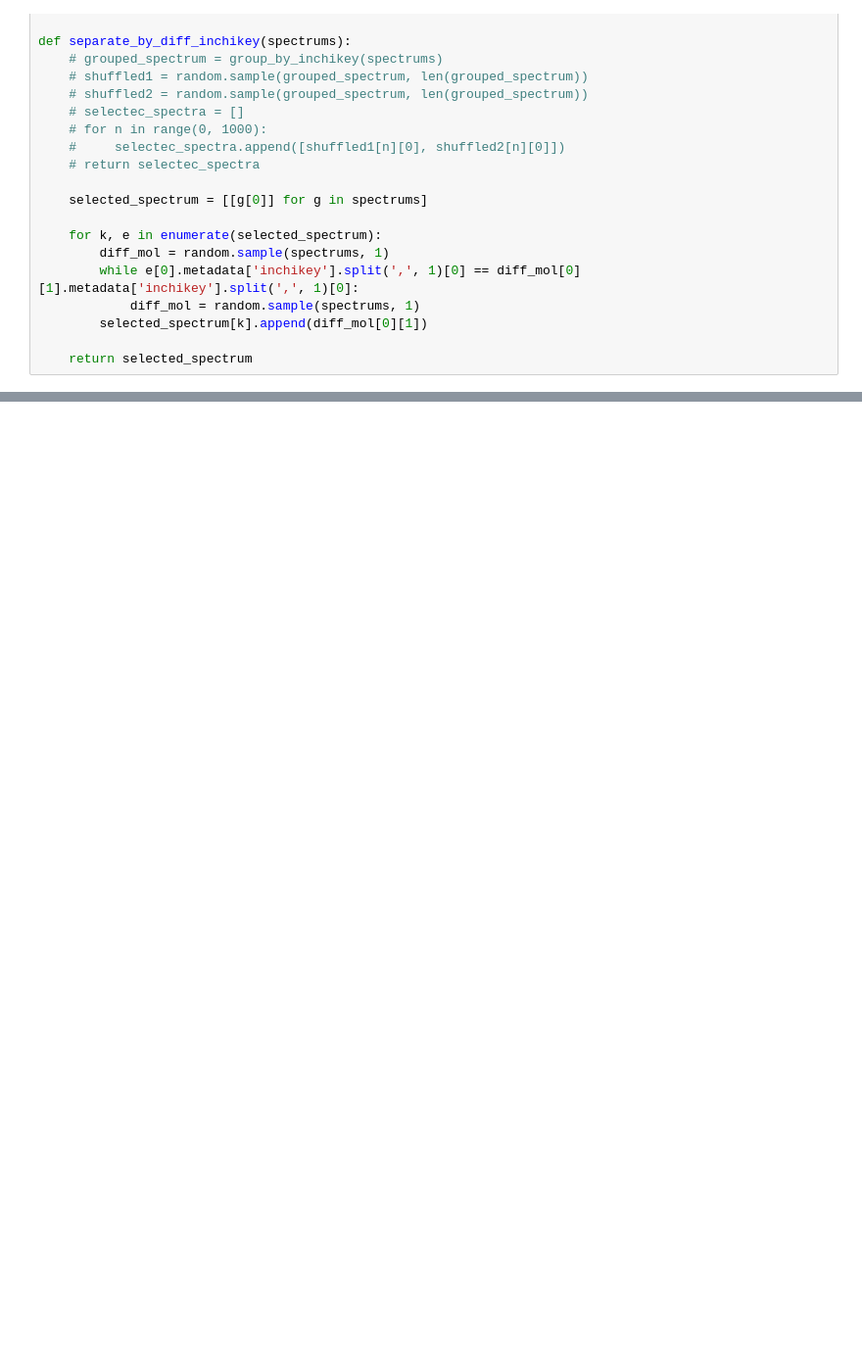
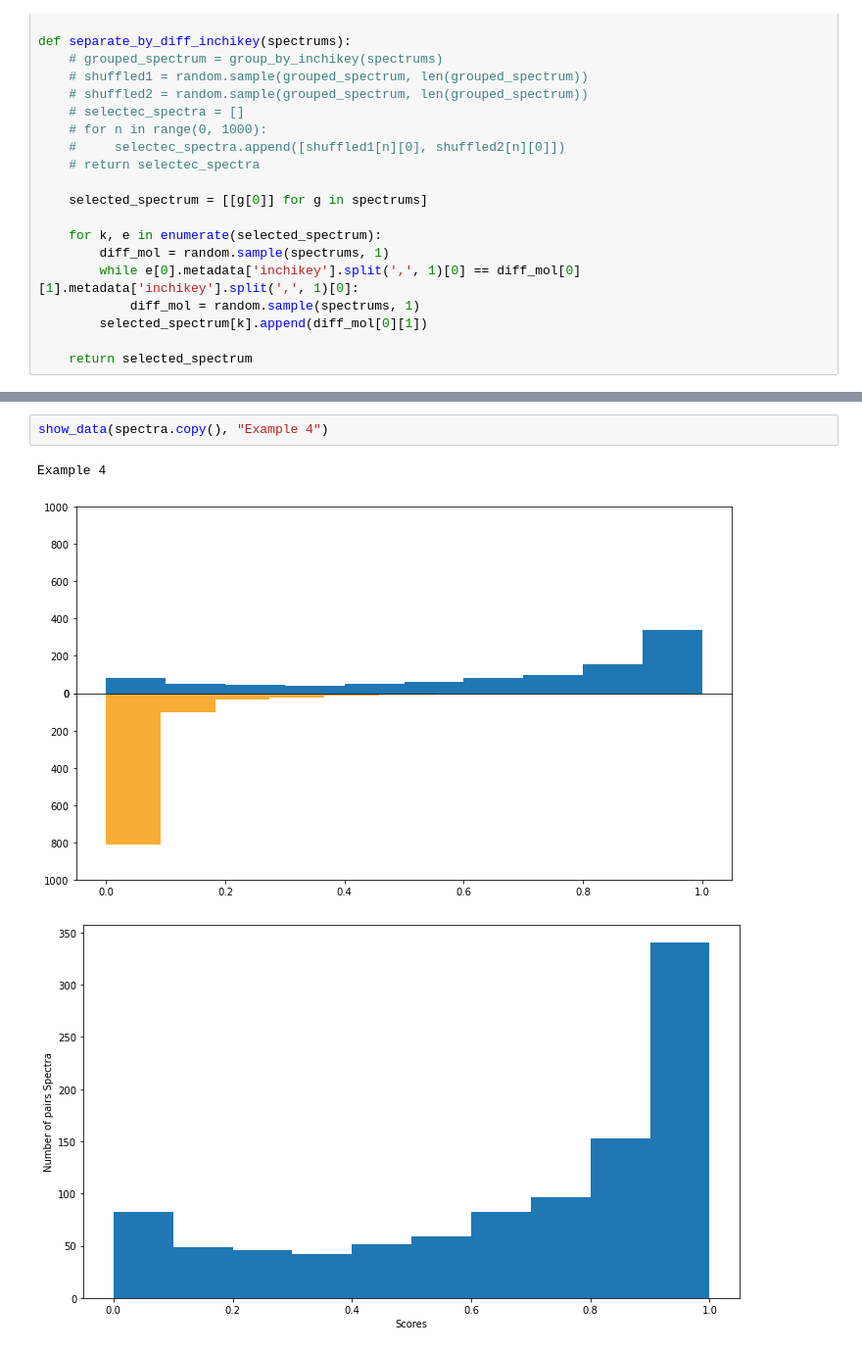
Before and after one commit to efrain2010/spec2vec_gcms_data_analysis, a Jupyter notebook: notebooks/Similarity score for GCMS.ipynb, the cells around one changed output, grey strips where cells are left out. Shown at 98% size. Drawn from its saved outputs; the diff is of its cells as text; blank space fills up the shorter version.

```diff
--- a/notebooks/Similarity score for GCMS.ipynb
+++ b/notebooks/Similarity score for GCMS.ipynb
@@ -172,0 +158,6 @@ Text(0, 0.5, 'Scores')
+# %%
+show_data(spectra.copy(), "Example 4")
+# %% [output]
+Example 4
+[figure, added]
+[figure, added]
```
Also changed, not shown: parts of 14 cells of this notebook.
